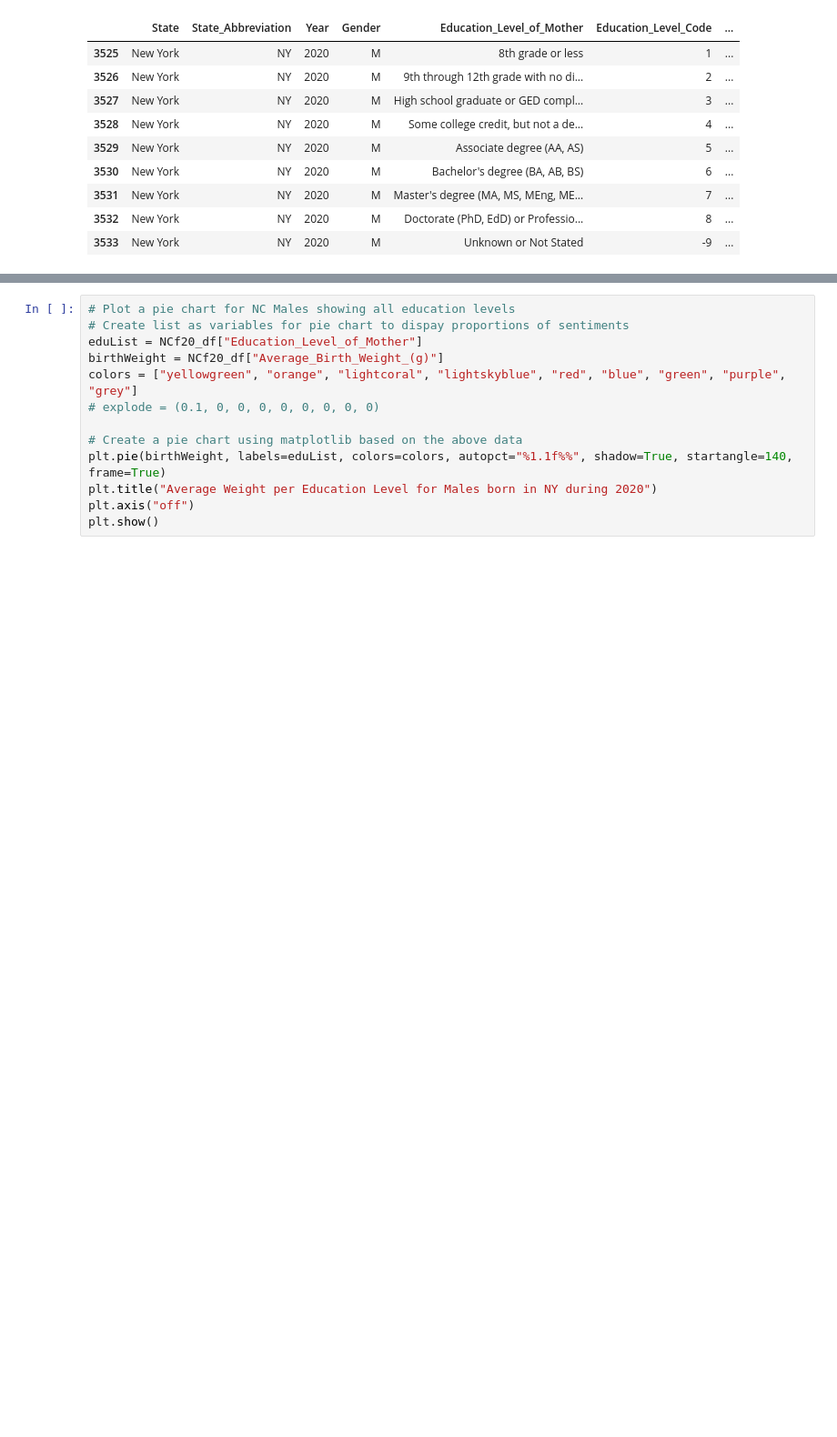
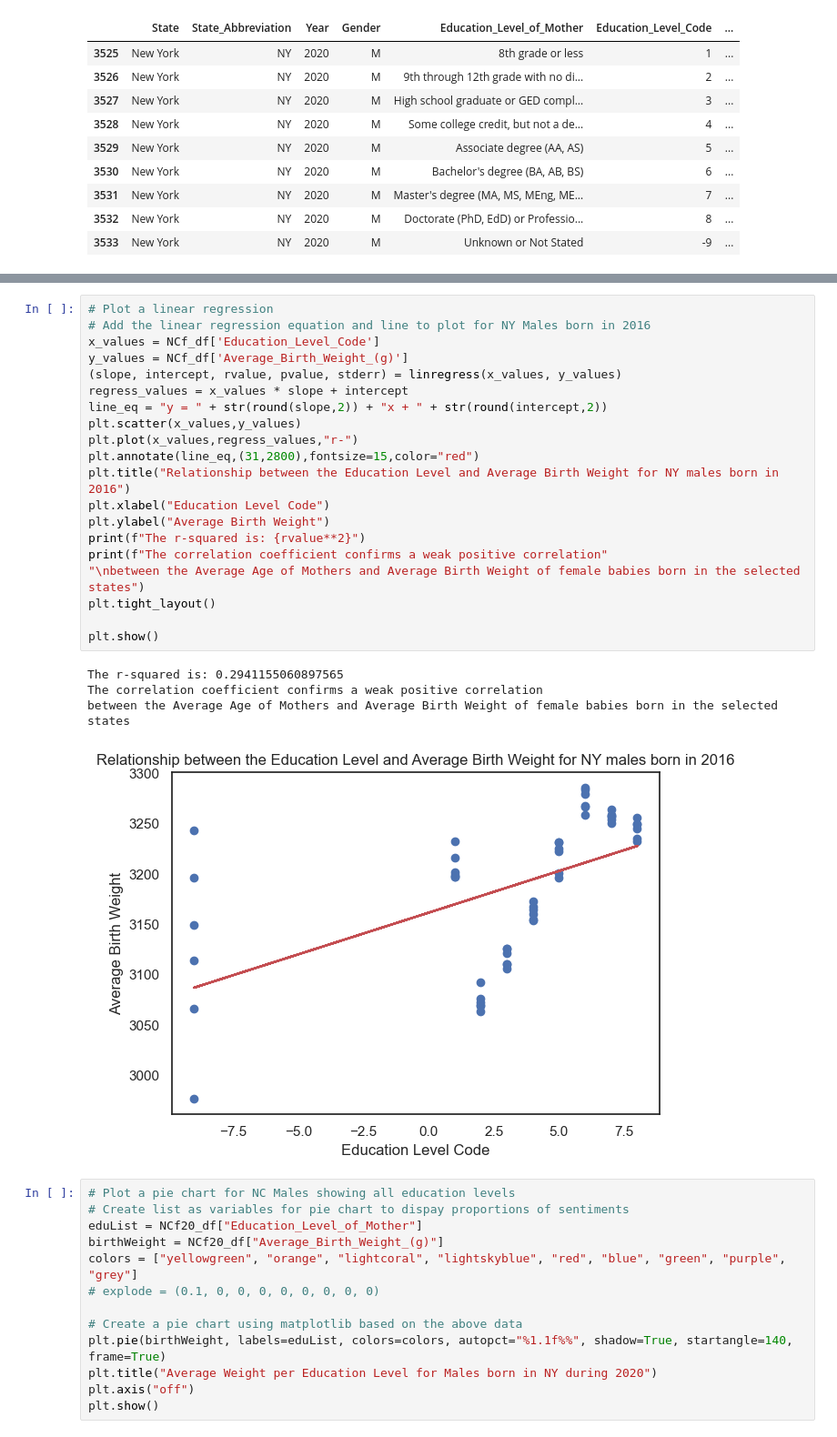
Before and after one commit to adrue94/project-3-repository, a Jupyter notebook: data/charts.ipynb, the cells around one changed output, grey strips where cells are left out. Shown at 91% size. Cells and saved outputs as stored; diff of their text form; blank space fills up the shorter version.

```diff
--- a/data/charts.ipynb
+++ b/data/charts.ipynb
@@ -252,3 +259,28 @@ NCf20_df
+# %%
+# Plot a linear regression
+# Add the linear regression equation and line to plot for NY Males born in 2016
+x_values = NCf_df['Education_Level_Code']
+y_values = NCf_df['Average_Birth_Weight_(g)']
+(slope, intercept, rvalue, pvalue, stderr) = linregress(x_values, y_values)
+regress_values = x_values * slope + intercept
+line_eq = "y = " + str(round(slope,2)) + "x + " + str(round(intercept,2))
+plt.scatter(x_values,y_values)
+plt.plot(x_values,regress_values,"r-")
+plt.annotate(line_eq,(31,2800),fontsize=15,color="red")
+plt.title("Relationship between the Education Level and Average Birth Weight for NY males born in 2016")
+plt.xlabel("Education Level Code")
+plt.ylabel("Average Birth Weight")
+print(f"The r-squared is: {rvalue**2}")
+print(f"The correlation coefficient confirms a weak positive correlation"
+"\nbetween the Average Age of Mothers and Average Birth Weight of female babies born in the selected states")
+plt.tight_layout()
+
+plt.show()
+# %% [output]
+The r-squared is: 0.2941155060897565
+The correlation coefficient confirms a weak positive correlation
+between the Average Age of Mothers and Average Birth Weight of female babies born in the selected states
+[figure, added]
 # %%
 # Plot a pie chart for NC Males showing all education levels
 # Create list as variables for pie chart to dispay proportions of sentiments
```
Also changed, not shown: parts of 3 cells of this notebook, 1 other file.
